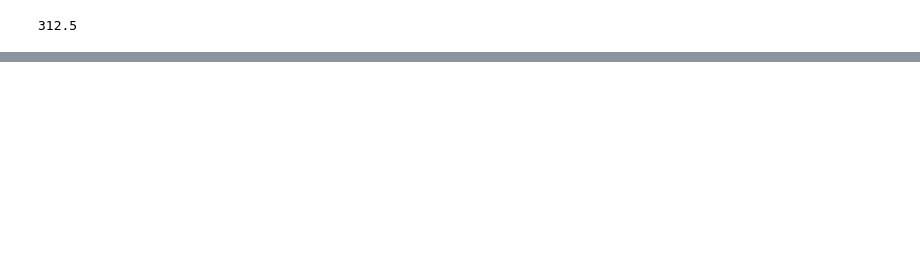
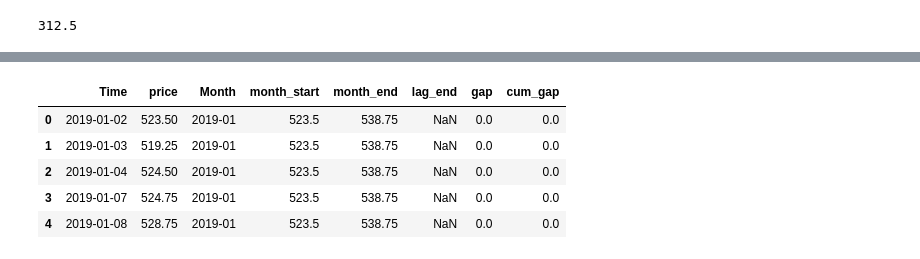
Before and after one commit to HJIzt/futures_assignment, a Jupyter notebook: palm_futures_part_b_setup.ipynb, the cells around one changed output, grey strips where cells are left out. Cells and saved outputs as stored; diff of their text form; code cells hidden in the pictures; blank space fills up the shorter version.

```diff
--- a/palm_futures_part_b_setup.ipynb
+++ b/palm_futures_part_b_setup.ipynb
@@ -203,0 +167,4 @@ month_firsts
+# %%
+month_gap = month_firsts.merge(month_lasts, on = "Month")
+
+month_gap.rename(columns={'price_x': 'month_start', 'price_y': 'month_end'}, inplace=True)
@@ -203,0 +181,4 @@ month_firsts
+# %%
+month_gap["lag_end"] = month_gap["month_end"].shift(1)
+
+month_gap.head()
@@ -203,0 +193,12 @@ month_firsts
+# %%
+# create month gap by subtracting row i ending value from row i+1 starting value
+month_gap["gap"] = month_gap["month_start"] - month_gap["lag_end"]
+
+# first `lag_end` value is NaN, so I'm replacing with 0
+month_gap.at[month_gap.index[0], "gap"] = 0
+
+# create cumulative month gap
+month_gap["cum_gap"] = month_gap["gap"].cumsum()
+
+# print head
+month_gap.head()
@@ -203,0 +223,12 @@ month_firsts
+# %%
+# merge the month_gap dataframe onto palm_futures
+palm_futures = palm_futures.reset_index().merge(month_gap, on = "Month")
+
+palm_futures.head()
+# %% [output]
+|  | Time | price | Month | month_start | month_end | lag_end | gap | cum_gap |
+| 0 | 2019-01-02 | 523.50 | 2019-01 | 523.5 | 538.75 | NaN | 0.0 | 0.0 |
+| 1 | 2019-01-03 | 519.25 | 2019-01 | 523.5 | 538.75 | NaN | 0.0 | 0.0 |
+| 2 | 2019-01-04 | 524.50 | 2019-01 | 523.5 | 538.75 | NaN | 0.0 | 0.0 |
+| 3 | 2019-01-07 | 524.75 | 2019-01 | 523.5 | 538.75 | NaN | 0.0 | 0.0 |
+| 4 | 2019-01-08 | 528.75 | 2019-01 | 523.5 | 538.75 | NaN | 0.0 | 0.0 |
```
Also changed, not shown: parts of 28 cells of this notebook.
